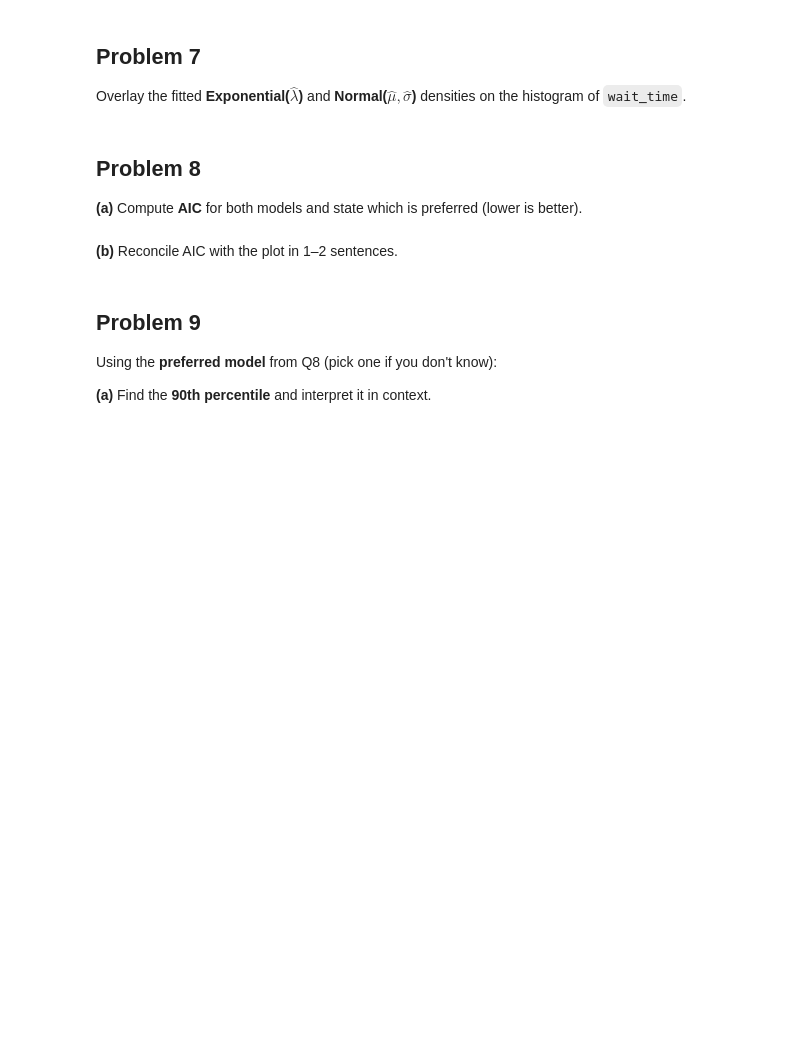
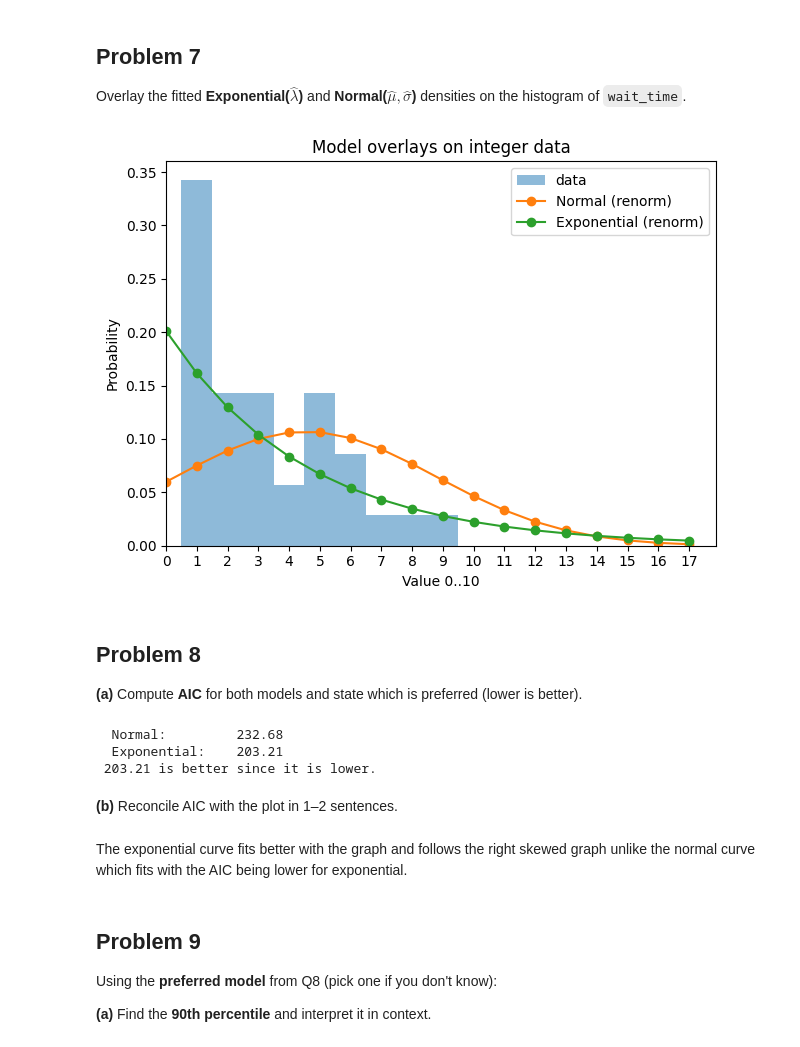
Before and after one commit to ojware5/stat-220-pt-2, a Jupyter notebook: Stat220_midterm_exam_F_2025.ipynb, the cells around one changed output. Cells and saved outputs as stored; diff of their text form; code cells hidden in the pictures; blank space fills up the shorter version.

```diff
--- a/Stat220_midterm_exam_F_2025.ipynb
+++ b/Stat220_midterm_exam_F_2025.ipynb
@@ -70,12 +153,53 @@ Assume `wait_time` follows a Normal($\mu,\sigma^2$) model. Compute $\hat\mu$ and
 ## Problem 7
 
 Overlay the fitted **Exponential($\hat\lambda$)** and **Normal($\hat\mu,\hat\sigma$)** densities on the histogram of `wait_time`.
+# %%
+plt.figure()
+bins = np.arange(-0.5, 10.5, 1.0)
+plt.hist(channing, bins=bins, density=True, alpha=0.5, label="data")
+
+k = np.arange(0, 18)
+
+pdf_n = norm.pdf(k, mu_mle, sigma_mle)
+pdf_n = pdf_n / np.sum(pdf_n)
+plt.plot(k, pdf_n, marker="o", label="Normal (renorm)")
+
+pdf_e = expon.pdf(k, scale=1/lambda_hat)
+pdf_e = pdf_e / np.sum(pdf_e)
+plt.plot(k, pdf_e, marker="o", label="Exponential (renorm)")
+
+plt.xticks(k)
+plt.xlabel("Value 0..10"); plt.ylabel("Probability")
+plt.title("Model overlays on integer data")
+plt.legend()
+plt.xlim(0)
+plt.tight_layout()
+plt.show()
+# %% [output]
+[figure, added]
 # %% [markdown]
 ## Problem 8
 
 **(a)** Compute **AIC** for both models and state which is preferred (lower is better).
+# %%
+ll_n = np.sum(np.log(norm.pdf(channing, mu_mle, sigma_mle)))
+ll_e = np.sum(np.log(expon.pdf(channing, scale=1/lambda_hat)))
+
+def aic(loglik, k): return -2*loglik + 2*k
+AIC_norm  = aic(ll_n, 2)
+AIC_exp   = aic(ll_e, 1)
+
+print(f"  Normal:         {AIC_norm:.2f}")
+print(f"  Exponential:    {AIC_exp:.2f}")
+print(f'{AIC_exp: .2f} is better since it is lower.')
+# %% [output]
+  Normal:         232.68
+  Exponential:    203.21
+ 203.21 is better since it is lower.
 # %% [markdown]
 **(b)** Reconcile AIC with the plot in 1–2 sentences.
+# %% [markdown]
+The exponential curve fits better with the graph and follows the right skewed graph unlike the normal curve which fits with the AIC being lower for exponential.
 # %% [markdown]
 
 ## Problem 9
```
Also changed, not shown: parts of 19 cells of this notebook.
